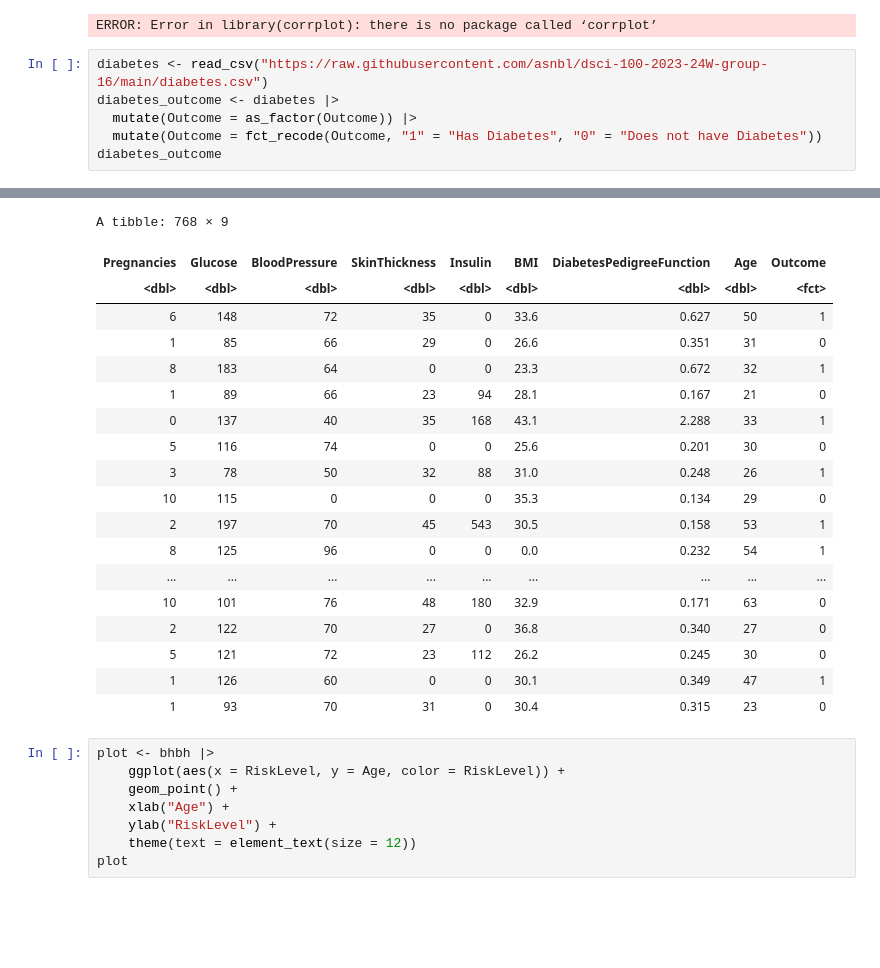
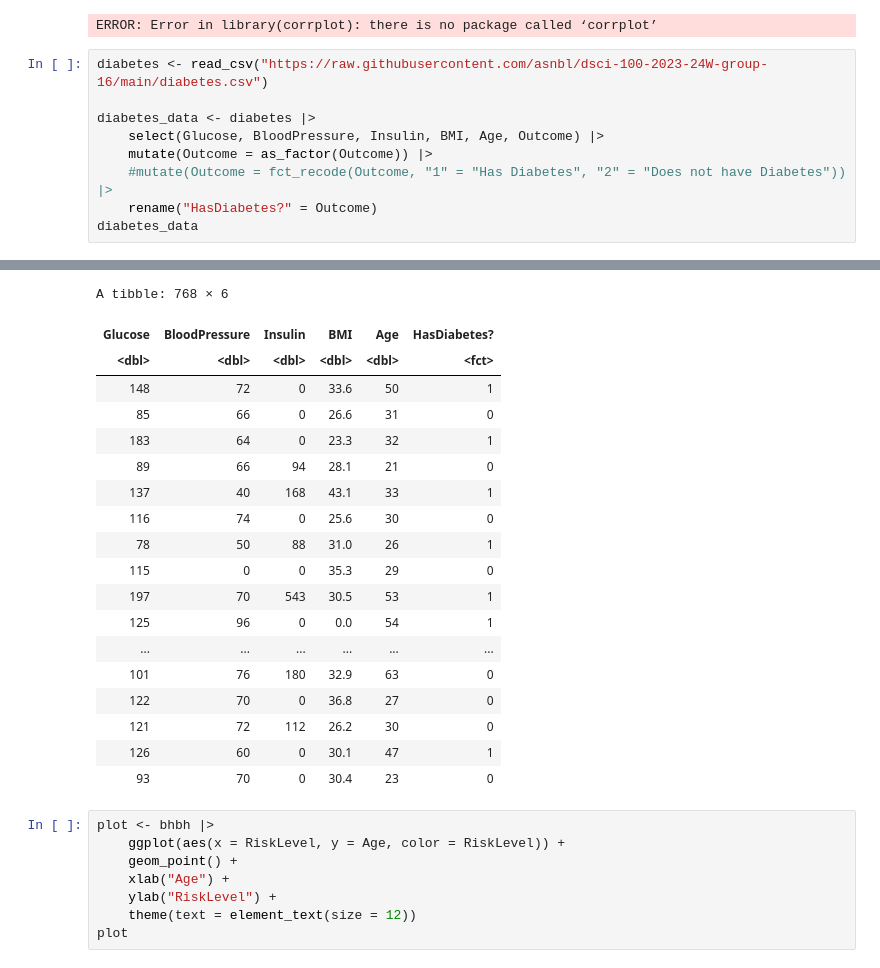
Before and after one commit to asnbl/dsci-100-2023-24W-group-16, a Jupyter notebook: Group project proposal.ipynb, the cells around one changed output, grey strips where cells are left out. Saved outputs shown, nothing was run; the diff lists cells and outputs as text; blank space fills up the shorter version.

Commit message:
Selected columns

```diff
--- a/Group project proposal.ipynb
+++ b/Group project proposal.ipynb
@@ -33,10 +33,13 @@ options(repr.matrix.max.rows = 6)
 ERROR: Error in library(corrplot): there is no package called ‘corrplot’
 # %%
 diabetes <- read_csv("https://raw.githubusercontent.com/asnbl/dsci-100-2023-24W-group-16/main/diabetes.csv")
-diabetes_outcome <- diabetes |>
-  mutate(Outcome = as_factor(Outcome)) |>
-  mutate(Outcome = fct_recode(Outcome, "1" = "Has Diabetes", "0" = "Does not have Diabetes"))
-diabetes_outcome
+
+diabetes_data <- diabetes |>
+    select(Glucose, BloodPressure, Insulin, BMI, Age, Outcome) |>
+    mutate(Outcome = as_factor(Outcome)) |>
+    #mutate(Outcome = fct_recode(Outcome, "1" = "Has Diabetes", "2" = "Does not have Diabetes")) |>
+    rename("HasDiabetes?" = Outcome)
+diabetes_data
 # %% [output]
 Rows: 768 Columns: 9
 ── Column specification ────────────────────────────────────────────────────────
@@ -54,22 +51,22 @@ Caused by warning:
-A tibble: 768 × 9
+A tibble: 768 × 6
-| Pregnancies | Glucose | BloodPressure | SkinThickness | Insulin | BMI | DiabetesPedigreeFunction | Age | Outcome |
-| <dbl> | <dbl> | <dbl> | <dbl> | <dbl> | <dbl> | <dbl> | <dbl> | <fct> |
-| 6 | 148 | 72 | 35 | 0 | 33.6 | 0.627 | 50 | 1 |
-| 1 | 85 | 66 | 29 | 0 | 26.6 | 0.351 | 31 | 0 |
-| 8 | 183 | 64 | 0 | 0 | 23.3 | 0.672 | 32 | 1 |
-| 1 | 89 | 66 | 23 | 94 | 28.1 | 0.167 | 21 | 0 |
-| 0 | 137 | 40 | 35 | 168 | 43.1 | 2.288 | 33 | 1 |
-| 5 | 116 | 74 | 0 | 0 | 25.6 | 0.201 | 30 | 0 |
-| 3 | 78 | 50 | 32 | 88 | 31.0 | 0.248 | 26 | 1 |
-| 10 | 115 | 0 | 0 | 0 | 35.3 | 0.134 | 29 | 0 |
-| 2 | 197 | 70 | 45 | 543 | 30.5 | 0.158 | 53 | 1 |
-| 8 | 125 | 96 | 0 | 0 | 0.0 | 0.232 | 54 | 1 |
-| ... | ... | ... | ... | ... | ... | ... | ... | ... |
-| 10 | 101 | 76 | 48 | 180 | 32.9 | 0.171 | 63 | 0 |
-| 2 | 122 | 70 | 27 | 0 | 36.8 | 0.340 | 27 | 0 |
-| 5 | 121 | 72 | 23 | 112 | 26.2 | 0.245 | 30 | 0 |
-| 1 | 126 | 60 | 0 | 0 | 30.1 | 0.349 | 47 | 1 |
-| 1 | 93 | 70 | 31 | 0 | 30.4 | 0.315 | 23 | 0 |
+| Glucose | BloodPressure | Insulin | BMI | Age | HasDiabetes? |
+| <dbl> | <dbl> | <dbl> | <dbl> | <dbl> | <fct> |
+| 148 | 72 | 0 | 33.6 | 50 | 1 |
+| 85 | 66 | 0 | 26.6 | 31 | 0 |
+| 183 | 64 | 0 | 23.3 | 32 | 1 |
+| 89 | 66 | 94 | 28.1 | 21 | 0 |
+| 137 | 40 | 168 | 43.1 | 33 | 1 |
+| 116 | 74 | 0 | 25.6 | 30 | 0 |
+| 78 | 50 | 88 | 31.0 | 26 | 1 |
+| 115 | 0 | 0 | 35.3 | 29 | 0 |
+| 197 | 70 | 543 | 30.5 | 53 | 1 |
+| 125 | 96 | 0 | 0.0 | 54 | 1 |
+| ... | ... | ... | ... | ... | ... |
+| 101 | 76 | 180 | 32.9 | 63 | 0 |
+| 122 | 70 | 0 | 36.8 | 27 | 0 |
+| 121 | 72 | 112 | 26.2 | 30 | 0 |
+| 126 | 60 | 0 | 30.1 | 47 | 1 |
+| 93 | 70 | 0 | 30.4 | 23 | 0 |
 # %%
 plot <- bhbh |>
     ggplot(aes(x = RiskLevel, y = Age, color = RiskLevel)) +
```
Also changed, not shown: parts of 2 cells of this notebook.
